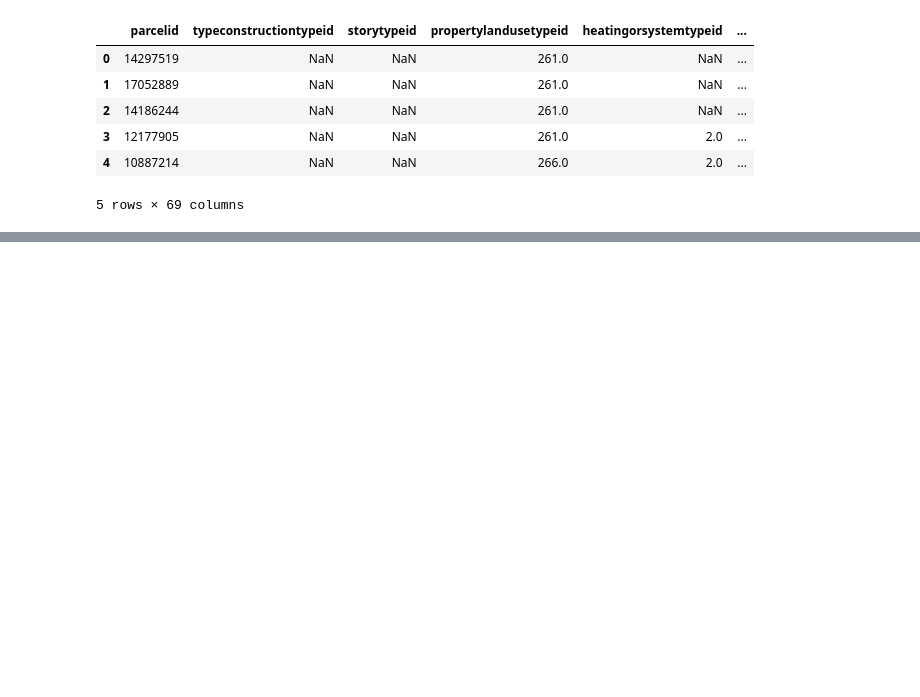
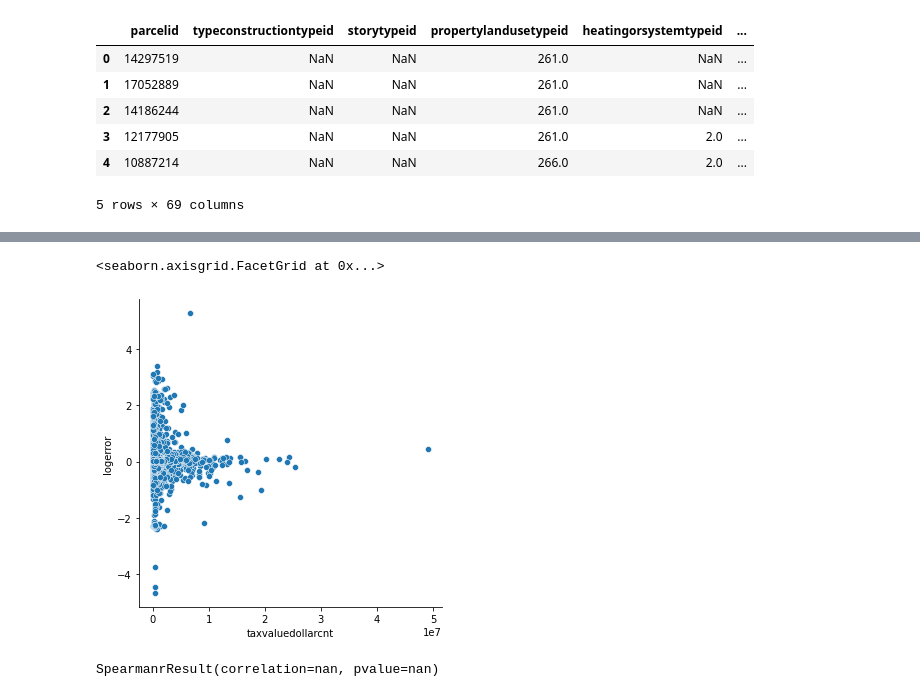
Before and after one commit to richie-p-meyer/clustering-exercises, a Jupyter notebook: explore_zillow.ipynb, the cells around one changed output, grey strips where cells are left out. Cells and saved outputs as stored; diff of their text form; code cells hidden in the pictures; blank space fills up the shorter version.

```diff
--- a/explore_zillow.ipynb
+++ b/explore_zillow.ipynb
@@ -51,0 +115,9 @@ df = df.loc[:,~n]
+# %%
+sns.relplot(data = df, x='taxvaluedollarcnt',y='logerror')
+# %% [output]
+<seaborn.axisgrid.FacetGrid at 0x...>
+[figure, added]
+# %%
+stats.spearmanr(df.taxvaluedollarcnt,df.logerror)
+# %% [output]
+SpearmanrResult(correlation=nan, pvalue=nan)
```
Also changed, not shown: parts of 13 cells of this notebook, 2 other files.
